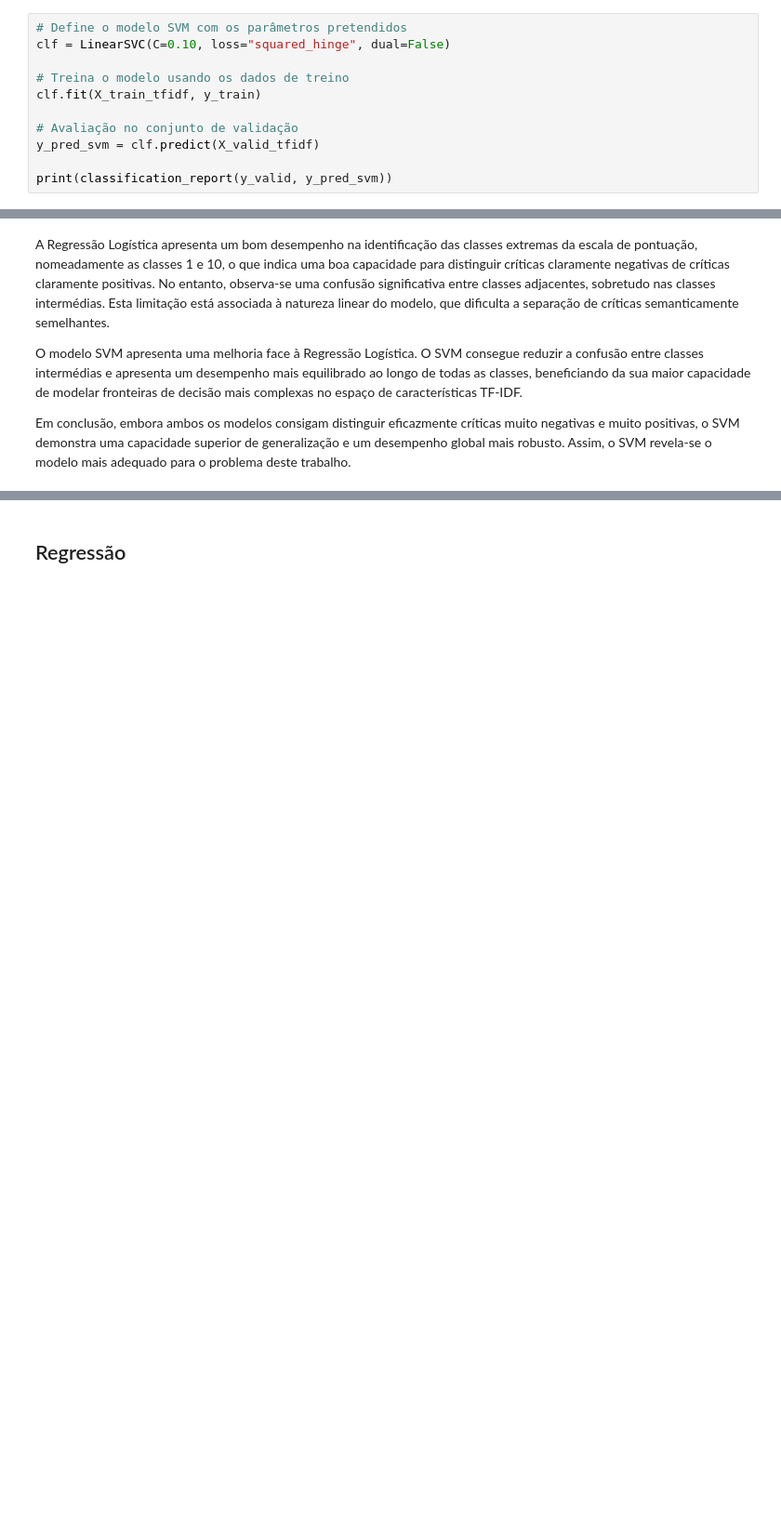
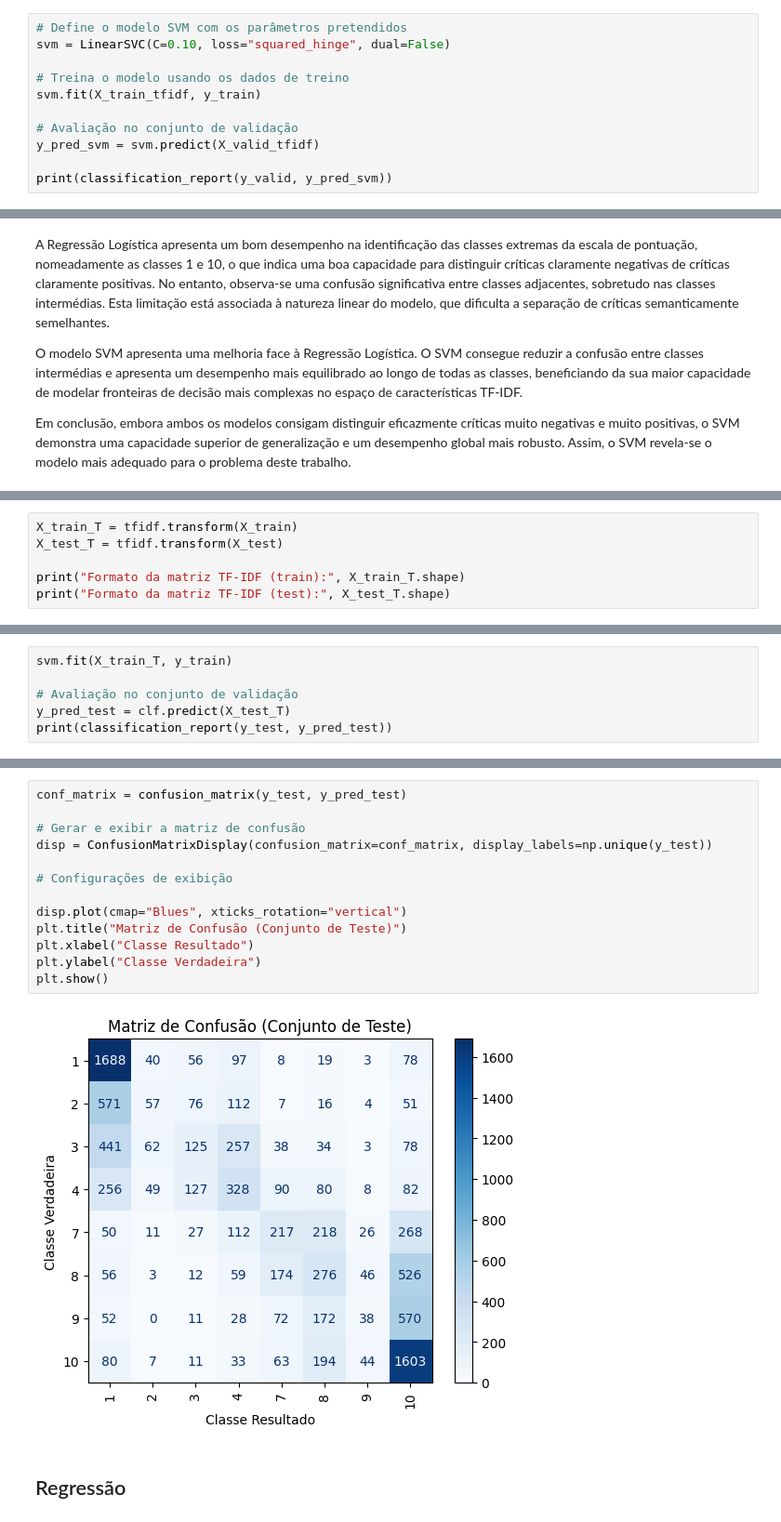
Before and after one commit to RafaelAlexDias/AA, a Jupyter notebook: TP2/A50735A50773A50801TP2.ipynb, the cells around one changed output, grey strips where cells are left out. Shown at 93% size. Drawn from its saved outputs; the diff is of its cells as text; blank space fills up the shorter version.

```diff
--- a/TP2/A50735A50773A50801TP2.ipynb
+++ b/TP2/A50735A50773A50801TP2.ipynb
@@ -366,13 +366,13 @@ print(df_svm)
 '\n# Definição de parâmetros para teste\nC_values = [0.01, 0.05, 0.1, 0.3, 0.5, 1.0, 2.0]\n\nresultados_svm = []\n\n# Testa a combinação dos parâmetros definidos\nfor C in C_values:\n\n    # --------  ...
 # %%
 # Define o modelo SVM com os parâmetros pretendidos
-clf = LinearSVC(C=0.10, loss="squared_hinge", dual=False)
+svm = LinearSVC(C=0.10, loss="squared_hinge", dual=False)
 
 # Treina o modelo usando os dados de treino
-clf.fit(X_train_tfidf, y_train)
+svm.fit(X_train_tfidf, y_train)
 
 # Avaliação no conjunto de validação
-y_pred_svm = clf.predict(X_valid_tfidf)
+y_pred_svm = svm.predict(X_valid_tfidf)
 
 print(classification_report(y_valid, y_pred_svm))
 # %% [output]
@@ -425,0 +428,6 @@ Em conclusão, embora ambos os modelos consigam distinguir eficazmente críticas
+# %%
+X_train_T = tfidf.transform(X_train)
+X_test_T = tfidf.transform(X_test)
+
+print("Formato da matriz TF-IDF (train):", X_train_T.shape)
+print("Formato da matriz TF-IDF (test):", X_test_T.shape)
@@ -425,0 +437,6 @@ Em conclusão, embora ambos os modelos consigam distinguir eficazmente críticas
+# %%
+svm.fit(X_train_T, y_train)
+
+# Avaliação no conjunto de validação
+y_pred_test = clf.predict(X_test_T)
+print(classification_report(y_test, y_pred_test))
@@ -426,3 +458,18 @@ Em conclusão, embora ambos os modelos consigam distinguir eficazmente críticas
+# %%
+conf_matrix = confusion_matrix(y_test, y_pred_test)
+
+# Gerar e exibir a matriz de confusão
+disp = ConfusionMatrixDisplay(confusion_matrix=conf_matrix, display_labels=np.unique(y_test))
+
+# Configurações de exibição
+
+disp.plot(cmap="Blues", xticks_rotation="vertical")
+plt.title("Matriz de Confusão (Conjunto de Teste)")
+plt.xlabel("Classe Resultado")
+plt.ylabel("Classe Verdadeira")
+plt.show()
+# %% [output]
+[figure, added]
 # %% [markdown]
 ## Regressão
 # %% [markdown]
```
Also changed, not shown: parts of 9 cells of this notebook.
